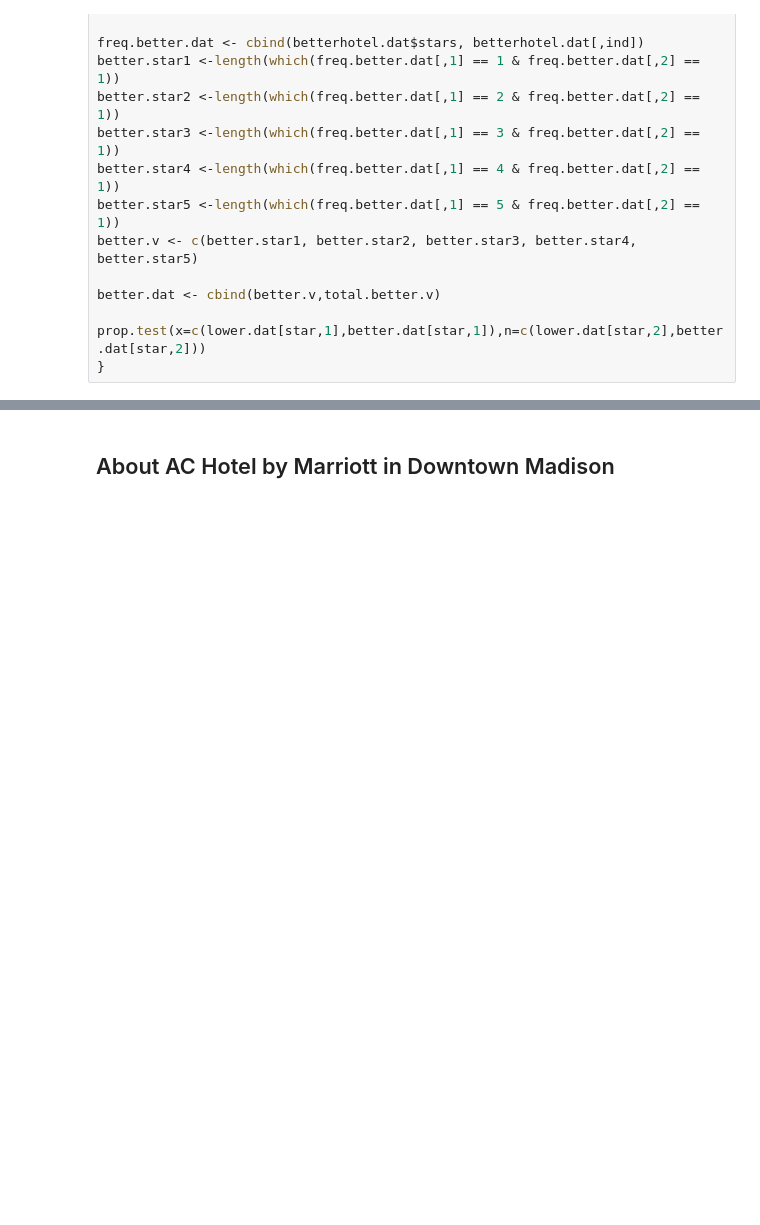
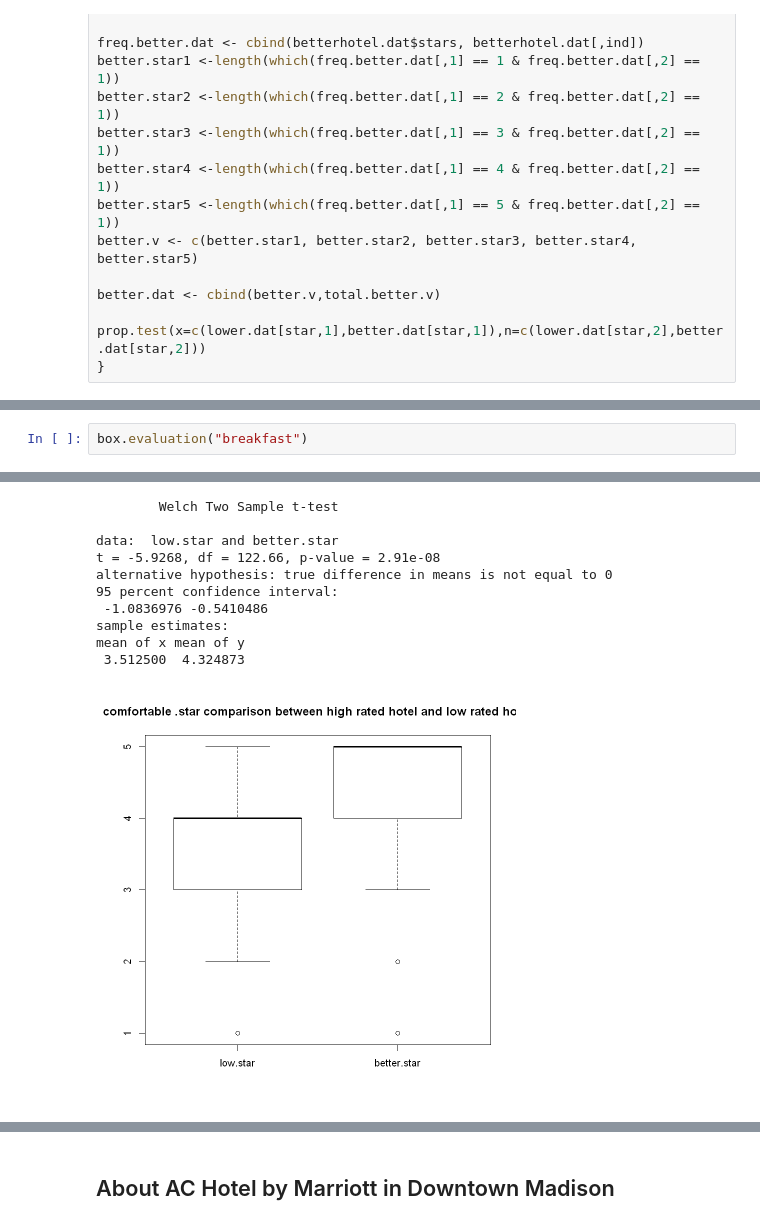
Before and after one commit to cocofreefarm/Module3, a Jupyter notebook: Analysis.ipynb, the cells around one changed output, grey strips where cells are left out. Saved outputs shown, nothing was run; the diff lists cells and outputs as text; blank space fills up the shorter version.

```diff
--- a/Analysis.ipynb
+++ b/Analysis.ipynb
@@ -1822,0 +2495,3 @@ mean of the differences
+# %%
+box.evaluation("breakfast")
+# %% [output]
@@ -1822,0 +2500,11 @@ mean of the differences
+        Welch Two Sample t-test
+
+data:  low.star and better.star
+t = -5.9268, df = 122.66, p-value = 2.91e-08
+alternative hypothesis: true difference in means is not equal to 0
+95 percent confidence interval:
+ -1.0836976 -0.5410486
+sample estimates:
+mean of x mean of y
+ 3.512500  4.324873
+[figure, added]
```
Also changed, not shown: parts of 105 cells of this notebook, 1 other file.
